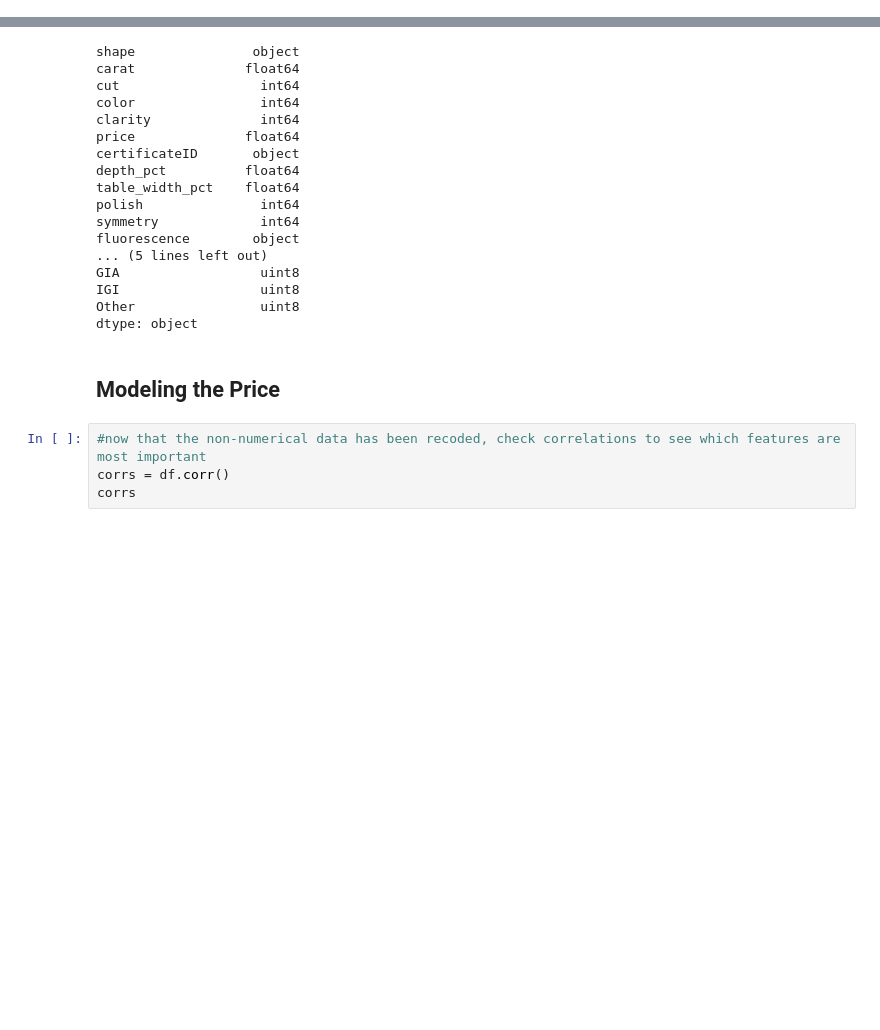
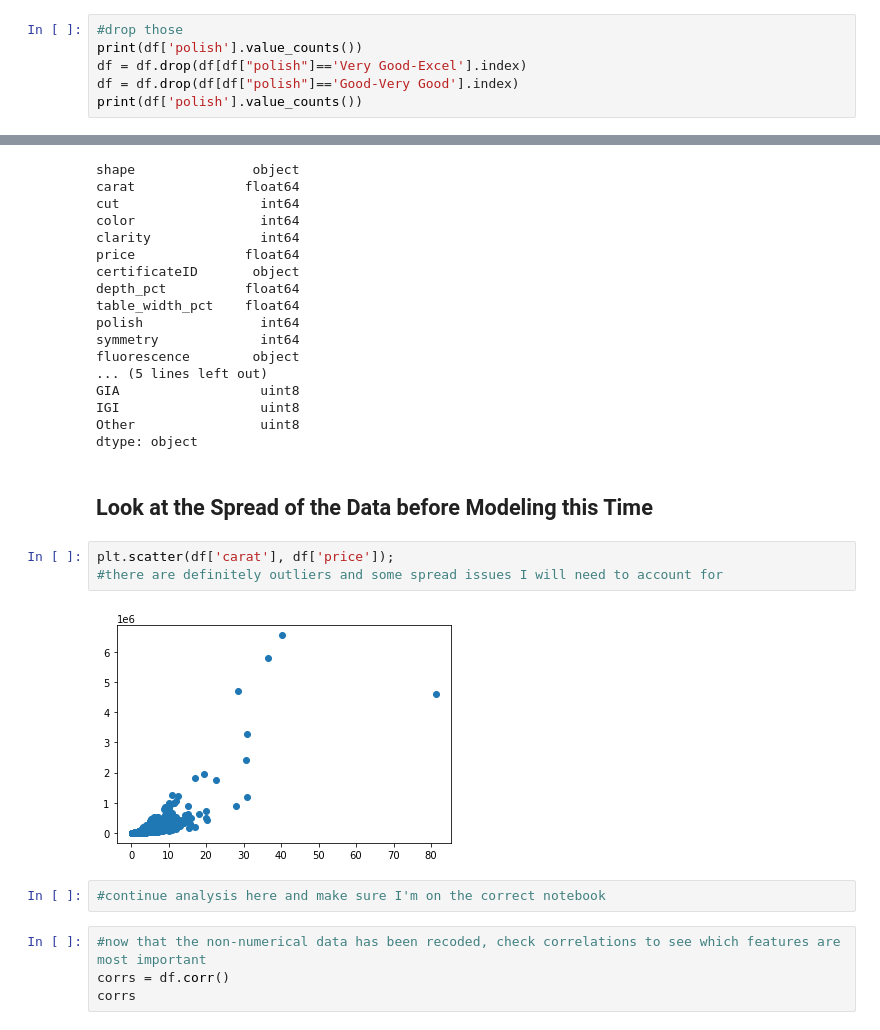
Before and after one commit to cryswong26/Diamonds, a Jupyter notebook: support/Diamond_Capstone - Fancy Shapes.ipynb, the cells around one changed output, grey strips where cells are left out. Drawn from its saved outputs; the diff is of its cells as text; blank space fills up the shorter version.

```diff
--- a/support/Diamond_Capstone.ipynb
+++ b/support/Diamond_Capstone - Fancy Shapes.ipynb
@@ -497 +527,7 @@ Fair            69
 Name: polish, dtype: int64
+# %%
+#drop those
+print(df['polish'].value_counts())
+df = df.drop(df[df["polish"]=='Very Good-Excel'].index)
+df = df.drop(df[df["polish"]=='Good-Very Good'].index)
+print(df['polish'].value_counts())
@@ -602,7 +635,14 @@ IGI                  uint8
 Other                uint8
 dtype: object
 # %% [markdown]
-## Modeling the Price
+## Look at the Spread of the Data before Modeling this Time
+# %%
+plt.scatter(df['carat'], df['price']);
+#there are definitely outliers and some spread issues I will need to account for
+# %% [output]
+[figure, added]
+# %%
+#continue analysis here and make sure I'm on the correct notebook
 # %%
 #now that the non-numerical data has been recoded, check correlations to see which features are most important
 corrs = df.corr()
```
Also changed, not shown: parts of 51 cells of this notebook, 4 other files.
